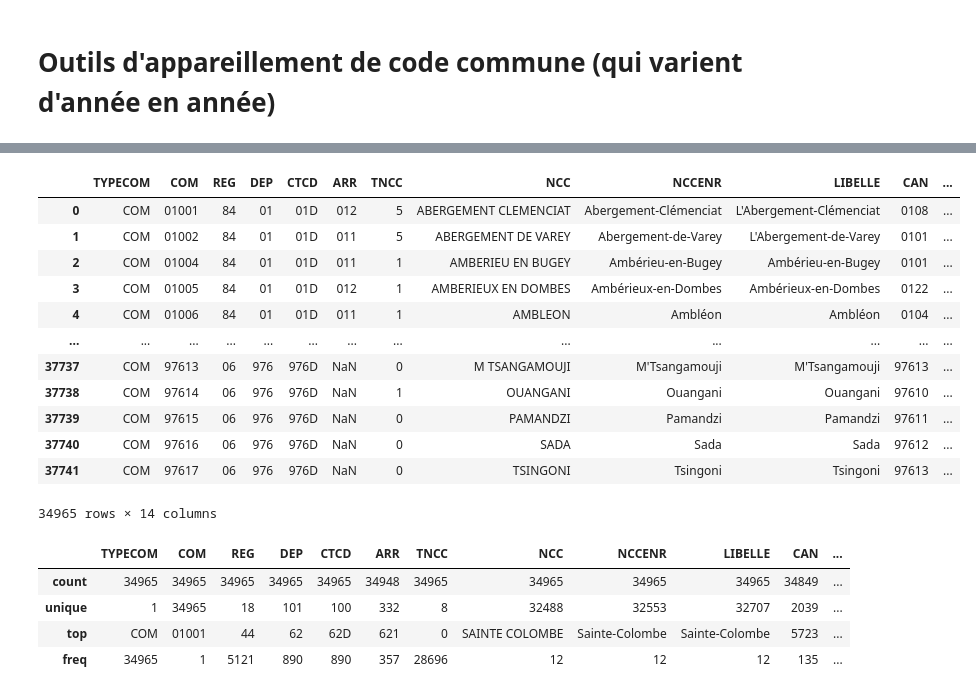
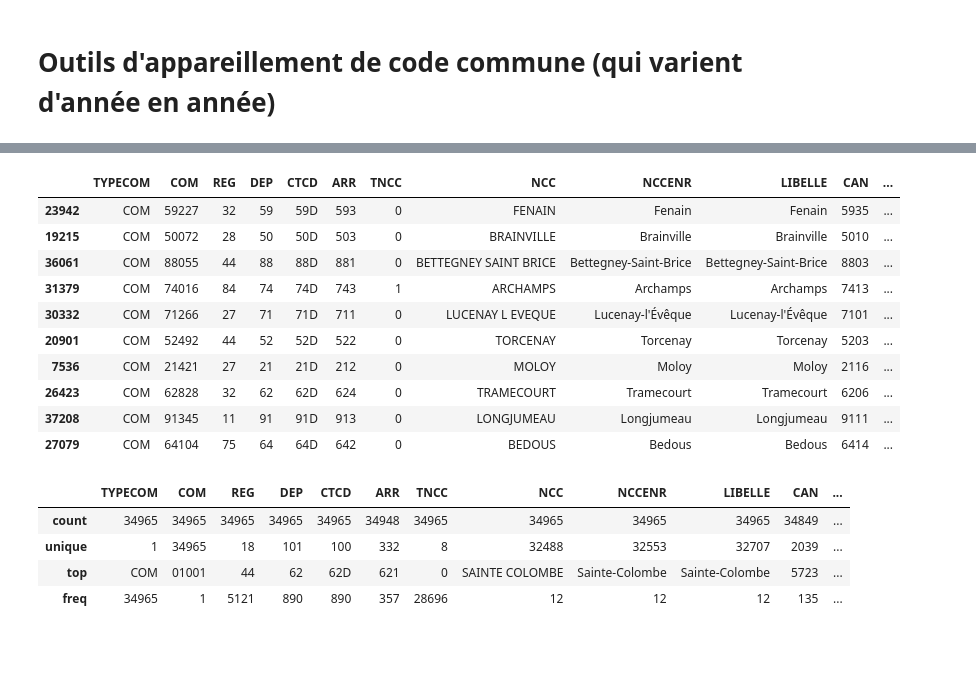
Before and after one commit to LeoMaurice/SportsParticipationEconomicGeographic, a Jupyter notebook: cleaningFilosofiCommunes.ipynb, the cells around one changed output, grey strips where cells are left out. Cells and saved outputs as stored; diff of their text form; code cells hidden in the pictures; blank space fills up the shorter version.

```diff
--- a/cleaningFilosofiCommunes.ipynb
+++ b/cleaningFilosofiCommunes.ipynb
@@ -93,19 +93,17 @@ No destination directory defined. Data have been written there: /tmp/tmp919syauw
 # %%
-donnees_cog_2021
+donnees_cog_2021.sample(10)
 # %% [output]
 |  | TYPECOM | COM | REG | DEP | CTCD | ARR | TNCC | NCC | NCCENR | LIBELLE | CAN | ... |
-| 0 | COM | 01001 | 84 | 01 | 01D | 012 | 5 | ABERGEMENT CLEMENCIAT | Abergement-Clémenciat | L'Abergement-Clémenciat | 0108 | ... |
-| 1 | COM | 01002 | 84 | 01 | 01D | 011 | 5 | ABERGEMENT DE VAREY | Abergement-de-Varey | L'Abergement-de-Varey | 0101 | ... |
-| 2 | COM | 01004 | 84 | 01 | 01D | 011 | 1 | AMBERIEU EN BUGEY | Ambérieu-en-Bugey | Ambérieu-en-Bugey | 0101 | ... |
-| 3 | COM | 01005 | 84 | 01 | 01D | 012 | 1 | AMBERIEUX EN DOMBES | Ambérieux-en-Dombes | Ambérieux-en-Dombes | 0122 | ... |
-| 4 | COM | 01006 | 84 | 01 | 01D | 011 | 1 | AMBLEON | Ambléon | Ambléon | 0104 | ... |
-| ... | ... | ... | ... | ... | ... | ... | ... | ... | ... | ... | ... | ... |
-| 37737 | COM | 97613 | 06 | 976 | 976D | NaN | 0 | M TSANGAMOUJI | M'Tsangamouji | M'Tsangamouji | 97613 | ... |
-| 37738 | COM | 97614 | 06 | 976 | 976D | NaN | 1 | OUANGANI | Ouangani | Ouangani | 97610 | ... |
-| 37739 | COM | 97615 | 06 | 976 | 976D | NaN | 0 | PAMANDZI | Pamandzi | Pamandzi | 97611 | ... |
-| 37740 | COM | 97616 | 06 | 976 | 976D | NaN | 0 | SADA | Sada | Sada | 97612 | ... |
-| 37741 | COM | 97617 | 06 | 976 | 976D | NaN | 0 | TSINGONI | Tsingoni | Tsingoni | 97613 | ... |
+| 23942 | COM | 59227 | 32 | 59 | 59D | 593 | 0 | FENAIN | Fenain | Fenain | 5935 | ... |
+| 19215 | COM | 50072 | 28 | 50 | 50D | 503 | 0 | BRAINVILLE | Brainville | Brainville | 5010 | ... |
+| 36061 | COM | 88055 | 44 | 88 | 88D | 881 | 0 | BETTEGNEY SAINT BRICE | Bettegney-Saint-Brice | Bettegney-Saint-Brice | 8803 | ... |
+| 31379 | COM | 74016 | 84 | 74 | 74D | 743 | 1 | ARCHAMPS | Archamps | Archamps | 7413 | ... |
+| 30332 | COM | 71266 | 27 | 71 | 71D | 711 | 0 | LUCENAY L EVEQUE | Lucenay-l'Évêque | Lucenay-l'Évêque | 7101 | ... |
+| 20901 | COM | 52492 | 44 | 52 | 52D | 522 | 0 | TORCENAY | Torcenay | Torcenay | 5203 | ... |
+| 7536 | COM | 21421 | 27 | 21 | 21D | 212 | 0 | MOLOY | Moloy | Moloy | 2116 | ... |
+| 26423 | COM | 62828 | 32 | 62 | 62D | 624 | 0 | TRAMECOURT | Tramecourt | Tramecourt | 6206 | ... |
+| 37208 | COM | 91345 | 11 | 91 | 91D | 913 | 0 | LONGJUMEAU | Longjumeau | Longjumeau | 9111 | ... |
+| 27079 | COM | 64104 | 75 | 64 | 64D | 642 | 0 | BEDOUS | Bedous | Bedous | 6414 | ... |
-34965 rows × 14 columns
 # %%
 display(donnees_cog_2021.describe())
 # %% [output]
```
Also changed, not shown: parts of 10 cells of this notebook.
